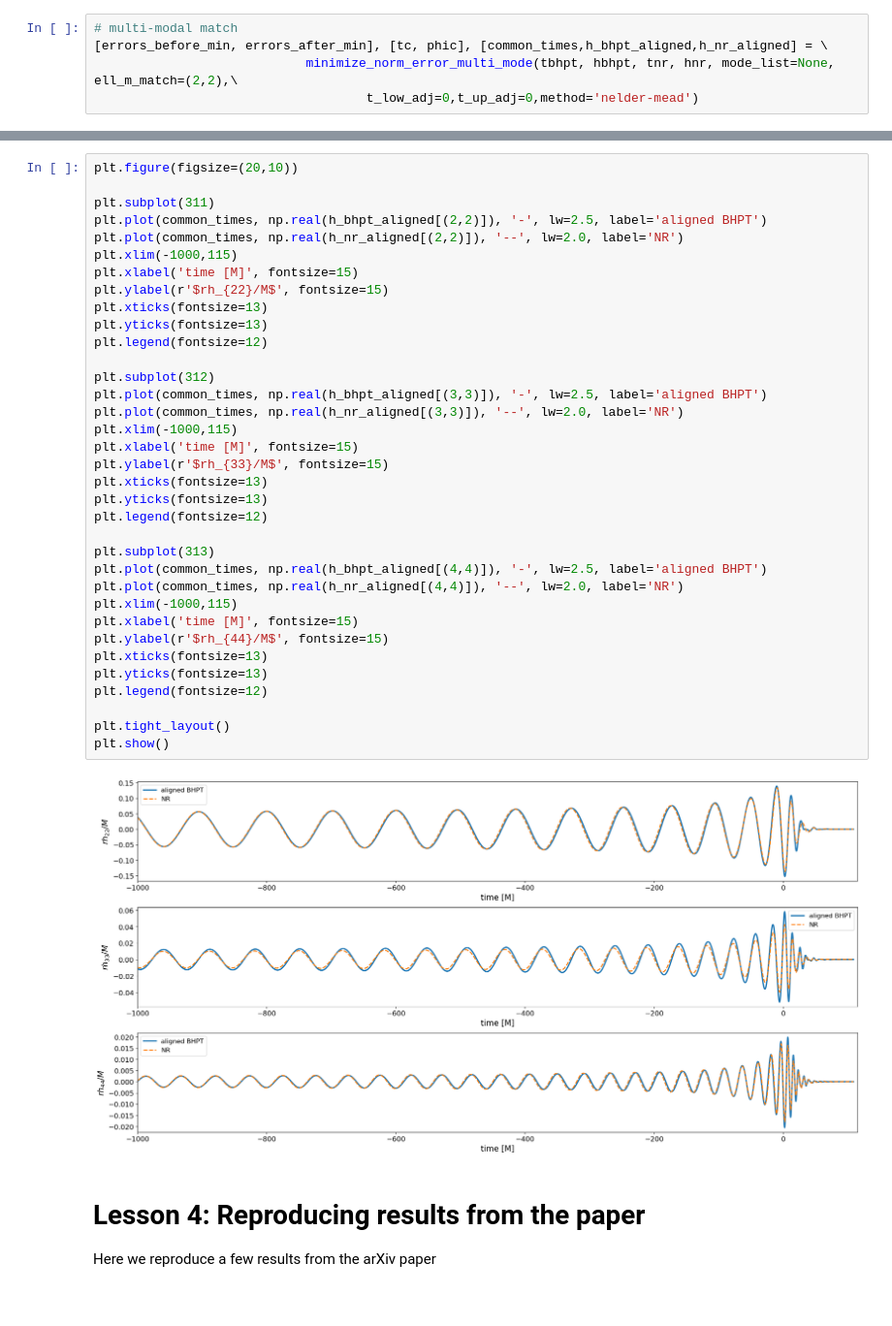
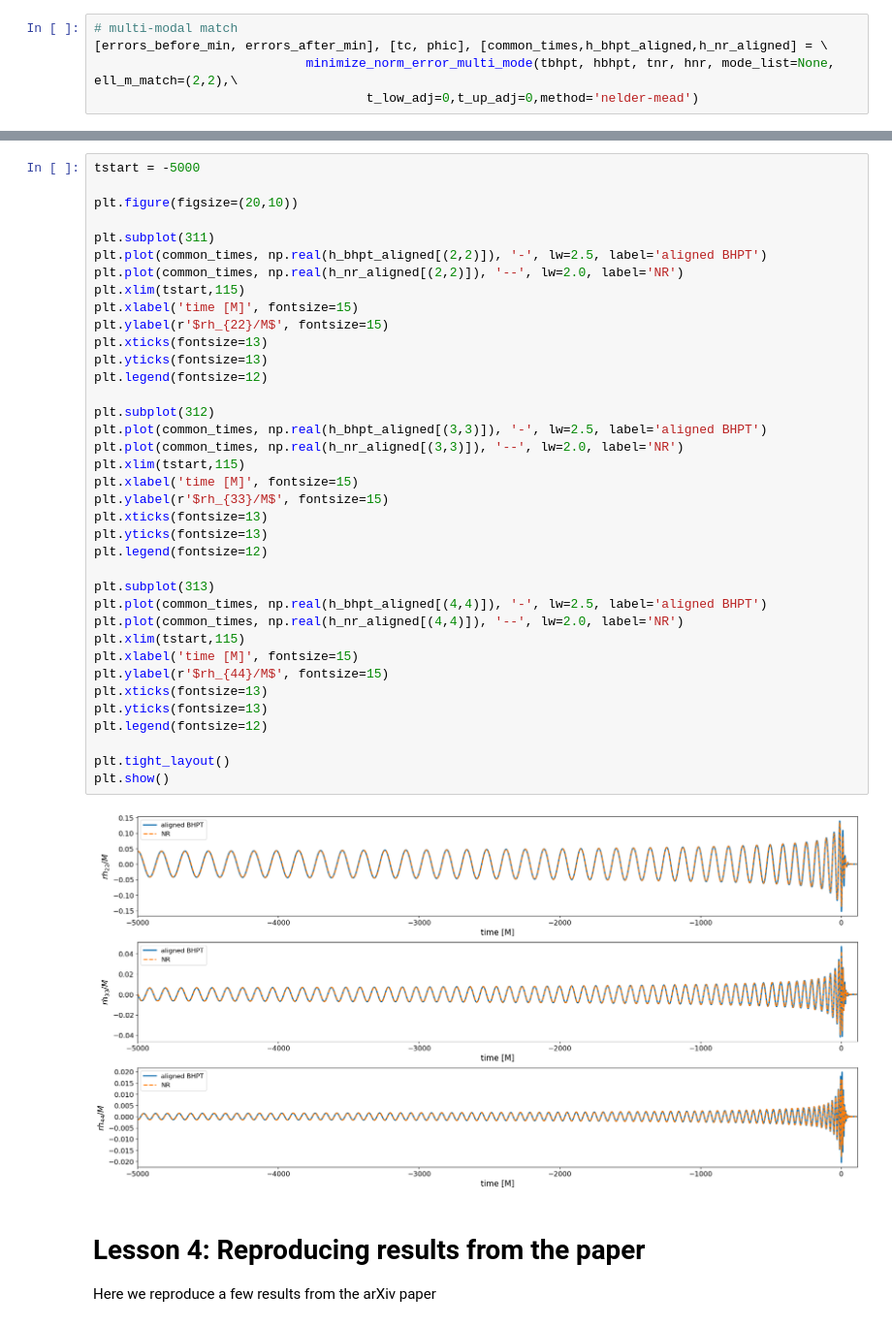
Before and after one commit to BlackHolePerturbationToolkit/BHPTNRSurrogate, a Jupyter notebook: tutorials/BHPTNRSur2dq1e3/BHPTNRSur2dq1e3_notebook.ipynb, the cells around one changed output, grey strips where cells are left out. Shown at 97% size. Drawn from its saved outputs; the diff is of its cells as text.

```diff
--- a/tutorials/BHPTNRSur2dq1e3/BHPTNRSur2dq1e3_notebook.ipynb
+++ b/tutorials/BHPTNRSur2dq1e3/BHPTNRSur2dq1e3_notebook.ipynb
@@ -360,40 +383,42 @@ mode (4, 4) error = 0.019619
 # %%
+tstart = -5000
+
 plt.figure(figsize=(20,10))
 
 plt.subplot(311)
 plt.plot(common_times, np.real(h_bhpt_aligned[(2,2)]), '-', lw=2.5, label='aligned BHPT')
 plt.plot(common_times, np.real(h_nr_aligned[(2,2)]), '--', lw=2.0, label='NR')
-plt.xlim(-1000,115)
+plt.xlim(tstart,115)
 plt.xlabel('time [M]', fontsize=15)
 plt.ylabel(r'$rh_{22}/M$', fontsize=15)
 plt.xticks(fontsize=13)
 plt.yticks(fontsize=13)
 plt.legend(fontsize=12)
 
 plt.subplot(312)
 plt.plot(common_times, np.real(h_bhpt_aligned[(3,3)]), '-', lw=2.5, label='aligned BHPT')
 plt.plot(common_times, np.real(h_nr_aligned[(3,3)]), '--', lw=2.0, label='NR')
-plt.xlim(-1000,115)
+plt.xlim(tstart,115)
 plt.xlabel('time [M]', fontsize=15)
 plt.ylabel(r'$rh_{33}/M$', fontsize=15)
 plt.xticks(fontsize=13)
 plt.yticks(fontsize=13)
 plt.legend(fontsize=12)
 
 plt.subplot(313)
 plt.plot(common_times, np.real(h_bhpt_aligned[(4,4)]), '-', lw=2.5, label='aligned BHPT')
 plt.plot(common_times, np.real(h_nr_aligned[(4,4)]), '--', lw=2.0, label='NR')
-plt.xlim(-1000,115)
+plt.xlim(tstart,115)
 plt.xlabel('time [M]', fontsize=15)
 plt.ylabel(r'$rh_{44}/M$', fontsize=15)
 plt.xticks(fontsize=13)
 plt.yticks(fontsize=13)
 plt.legend(fontsize=12)
 
 plt.tight_layout()
 plt.show()
 # %% [output]
-[figure, old version]
+[figure, new version]
 # %% [markdown]
 # Lesson 4: Reproducing results from the paper
 
```
Also changed, not shown: parts of 5 cells of this notebook.
